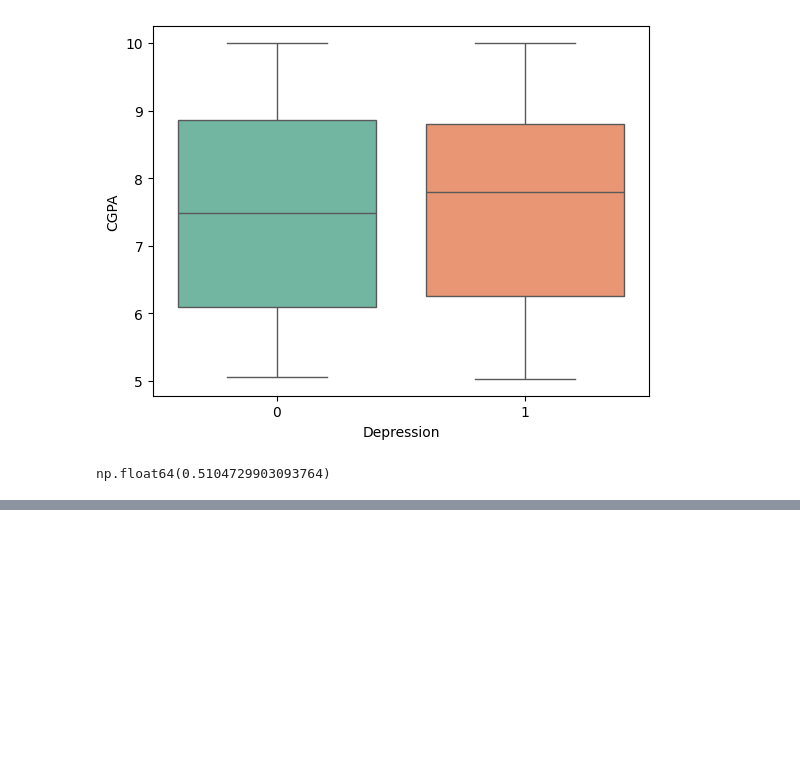
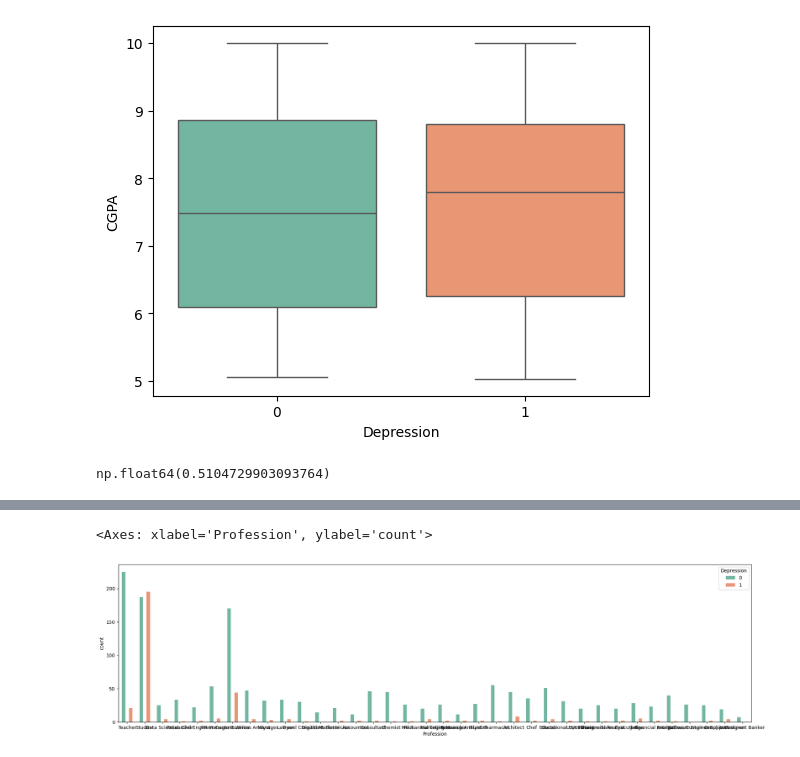
Before and after one commit to zgjhz/ai-fundamentals-hw, a Jupyter notebook: mental_health/main.ipynb, the cells around one changed output, grey strips where cells are left out. Cells and saved outputs as stored; diff of their text form; code cells hidden in the pictures; blank space fills up the shorter version.

```diff
--- a/mental_health/main.ipynb
+++ b/mental_health/main.ipynb
@@ -87,0 +190,5 @@ np.int64(0)
+# %%
+df['Age'] = df['Age'].apply(lambda x: 1 if x < 20 else (2 if x < 30 else (3 if x < 40 else (4 if x < 50 else 5))))
+df['Dietary Habits'] = df['Dietary Habits'].apply(lambda x: 1 if x == 'Healthy' else (2 if x == 'Moderate' else 3))
+df['Gender'] = df['Gender'].apply(lambda x: 1 if x == 'Male' else 0)
+df
@@ -87,0 +209,6 @@ np.int64(0)
+# %%
+plt.figure(figsize=(24, 6))
+snus.countplot(x='Profession', hue='Depression', data=df, palette='Set2', gap=0.5)
+# %% [output]
+<Axes: xlabel='Profession', ylabel='count'>
+[figure, added]
```
Also changed, not shown: parts of 9 cells of this notebook.
